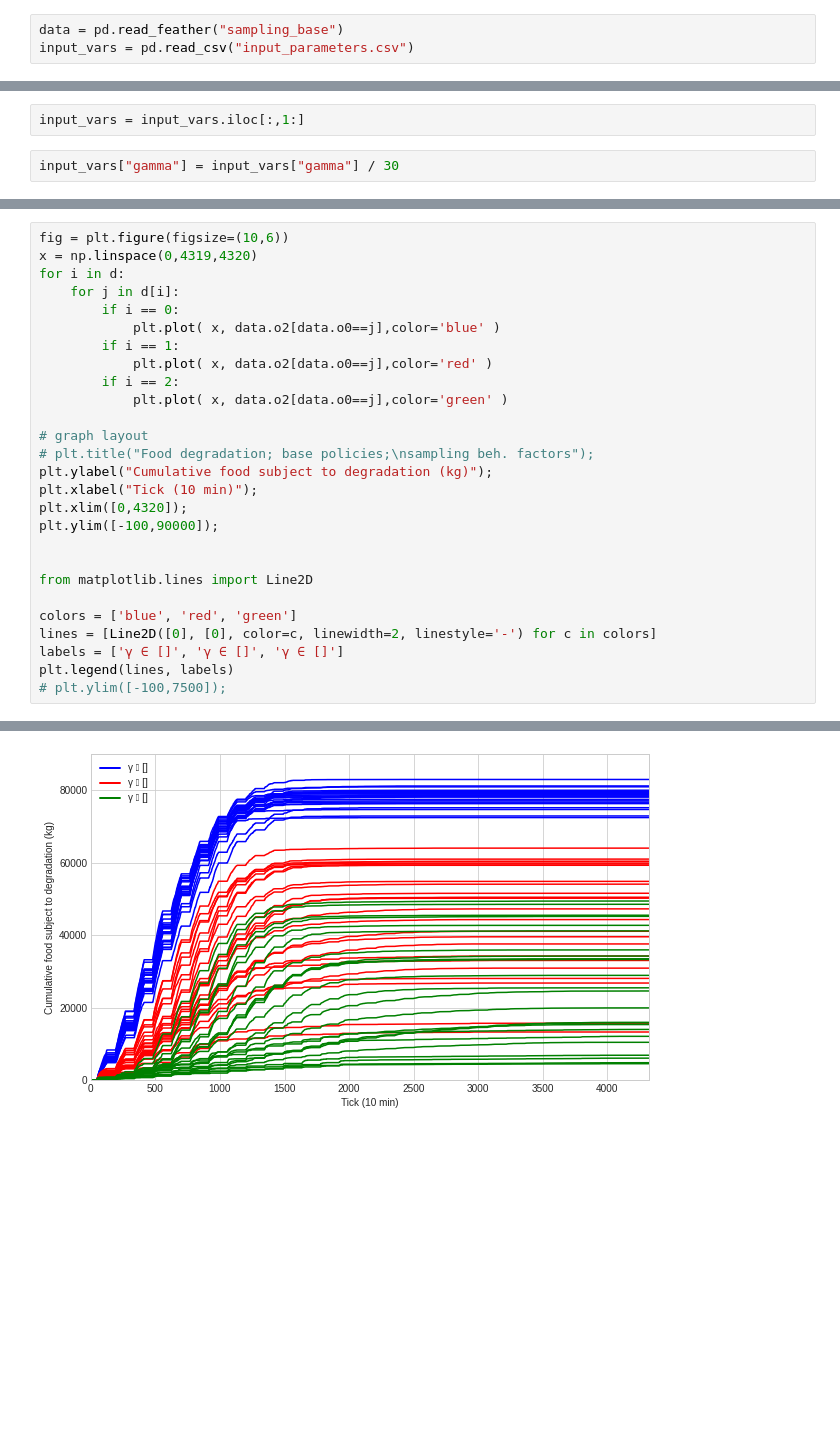
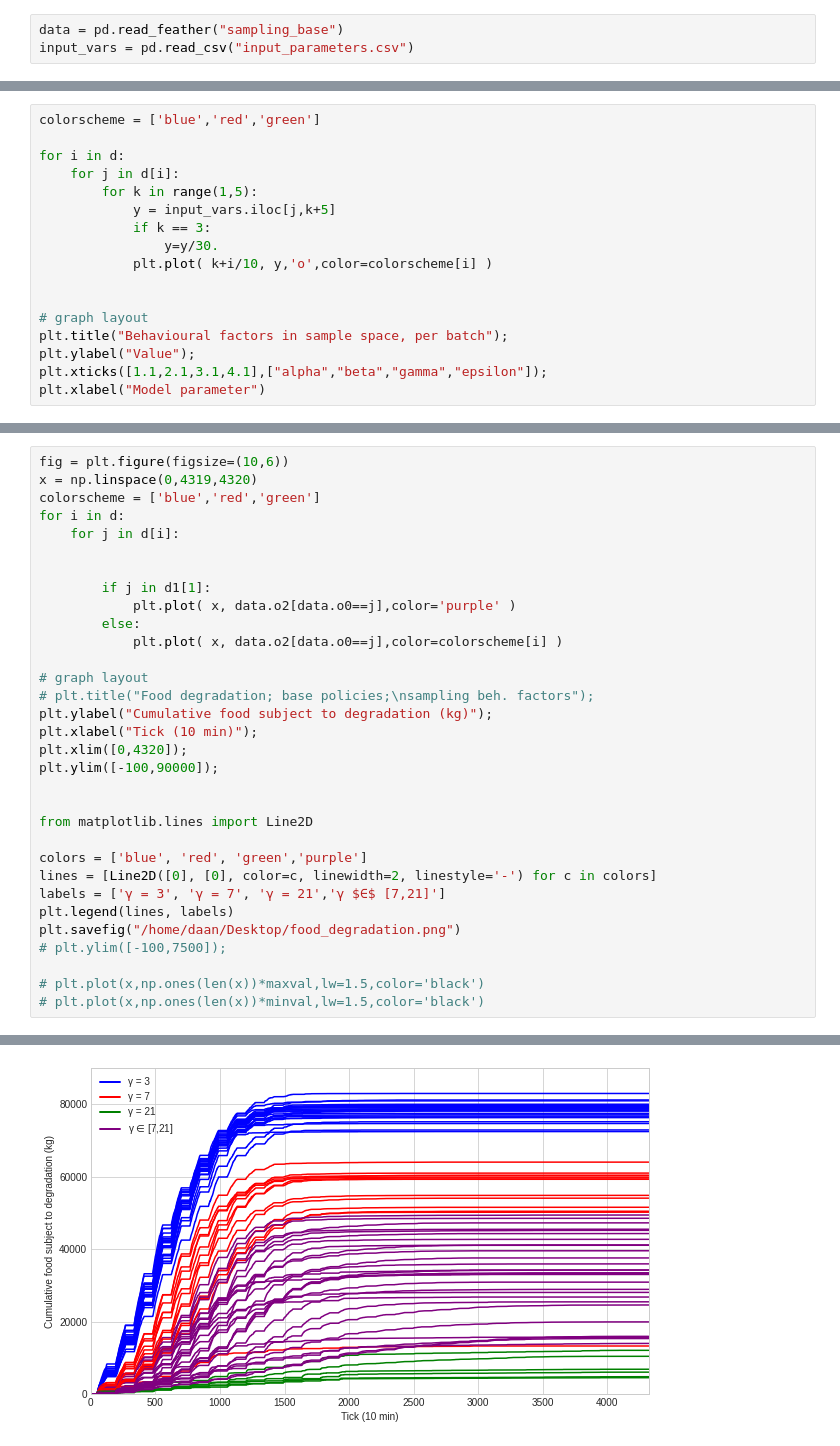
Before and after one commit to daanieo/FATM_ABM, a Jupyter notebook: results/sampling_base/Interpretation.ipynb, the cells around one changed output, grey strips where cells are left out. Drawn from its saved outputs; the diff is of its cells as text; blank space fills up the shorter version.

```diff
--- a/results/sampling_base/Interpretation.ipynb
+++ b/results/sampling_base/Interpretation.ipynb
@@ -101,4 +62,0 @@ Text(0.5, 0, 'Model parameter')
-# %%
-input_vars = input_vars.iloc[:,1:]
-# %%
-input_vars["gamma"] = input_vars["gamma"] / 30
@@ -115,0 +127,17 @@ sns.clustermap(input_vars.loc[:,'alpha':])
+# %%
+colorscheme = ['blue','red','green']
+
+for i in d:
+    for j in d[i]:
+        for k in range(1,5):
+            y = input_vars.iloc[j,k+5]
+            if k == 3:
+                y=y/30.
+            plt.plot( k+i/10, y,'o',color=colorscheme[i] )
+
+
+# graph layout
+plt.title("Behavioural factors in sample space, per batch");
+plt.ylabel("Value");
+plt.xticks([1.1,2.1,3.1,4.1],["alpha","beta","gamma","epsilon"]);
+plt.xlabel("Model parameter")
@@ -116,14 +172,15 @@ sns.clustermap(input_vars.loc[:,'alpha':])
 # %%
 fig = plt.figure(figsize=(10,6))
 x = np.linspace(0,4319,4320)
+colorscheme = ['blue','red','green']
 for i in d:
     for j in d[i]:
-        if i == 0:
-            plt.plot( x, data.o2[data.o0==j],color='blue' )
-        if i == 1:
-            plt.plot( x, data.o2[data.o0==j],color='red' )
-        if i == 2:
-            plt.plot( x, data.o2[data.o0==j],color='green' )
+
+
+        if j in d1[1]:
+            plt.plot( x, data.o2[data.o0==j],color='purple' )
+        else:
+            plt.plot( x, data.o2[data.o0==j],color=colorscheme[i] )
 
 # graph layout
 # plt.title("Food degradation; base policies;\nsampling beh. factors");
@@ -135,9 +192,13 @@ plt.ylim([-100,90000]);
 
 from matplotlib.lines import Line2D
 
-colors = ['blue', 'red', 'green']
+colors = ['blue', 'red', 'green','purple']
 lines = [Line2D([0], [0], color=c, linewidth=2, linestyle='-') for c in colors]
-labels = ['γ ∈ []', 'γ ∈ []', 'γ ∈ []']
+labels = ['γ = 3', 'γ = 7', 'γ = 21','γ $∈$ [7,21]']
 plt.legend(lines, labels)
+plt.savefig("/home/daan/Desktop/food_degradation.png")
 # plt.ylim([-100,7500]);
+
+# plt.plot(x,np.ones(len(x))*maxval,lw=1.5,color='black')
+# plt.plot(x,np.ones(len(x))*minval,lw=1.5,color='black')
 # %% [output]
@@ -145 +205 @@ plt.legend(lines, labels)
-[figure, old version]
+[figure, new version]
```
Also changed, not shown: parts of 24 cells of this notebook, 1 other file.
